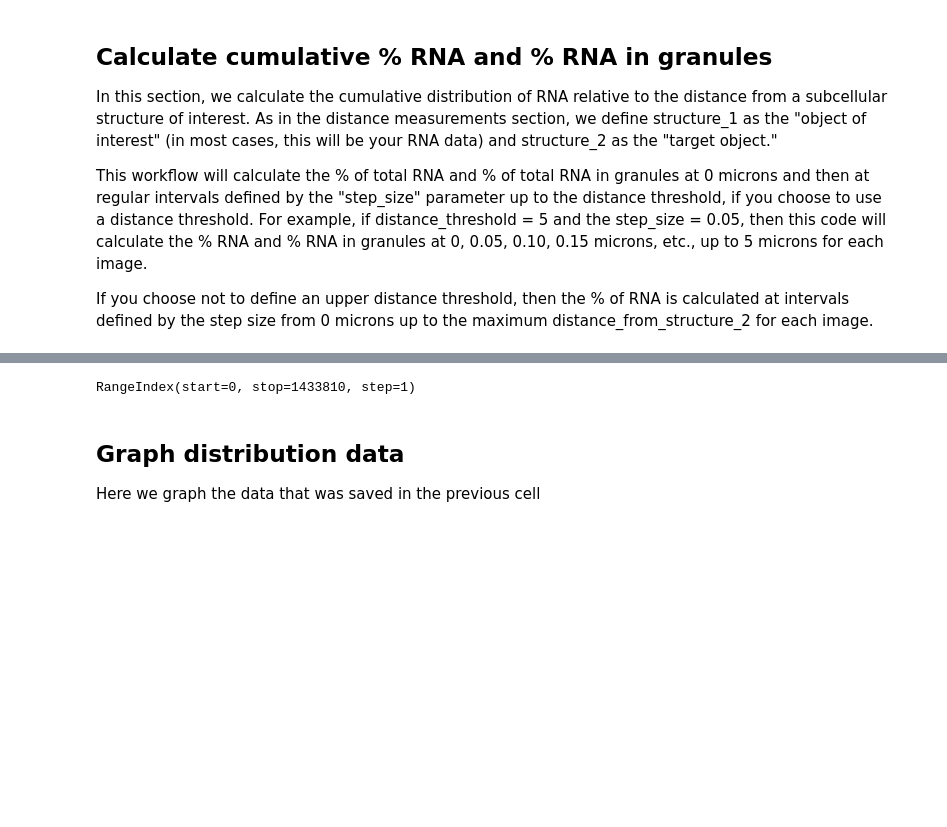
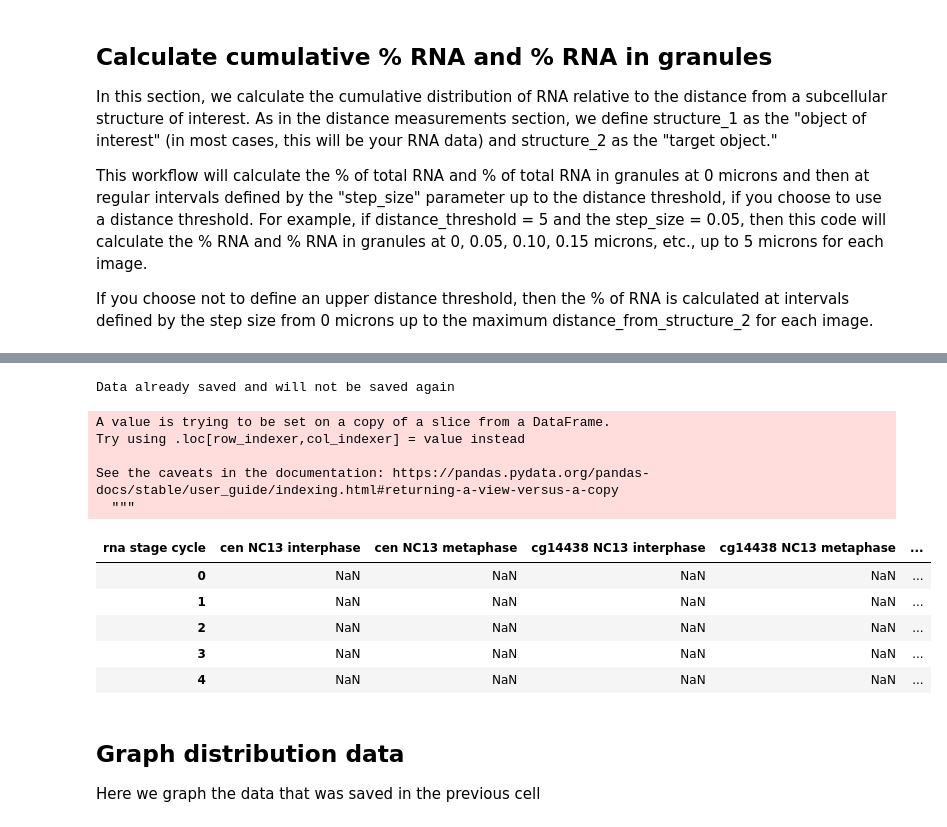
Before and after one commit to pearlryder/rna-at-centrosomes, a Jupyter notebook: pipeline/resubmission-embryo-pipeline.ipynb, the cells around one changed output, grey strips where cells are left out. Cells and saved outputs as stored; diff of their text form; code cells hidden in the pictures; blank space fills up the shorter version.

```diff
--- a/pipeline/resubmission-embryo-pipeline.ipynb
+++ b/pipeline/resubmission-embryo-pipeline.ipynb
@@ -157,0 +506,30 @@ conn.close()
+# %%
+# save for plotting w/ seaborn
+granule_data_filename = 'distance-normalized_intensity.csv'
+
+save_csv(granule_data_filename, csv_output_dir, granule_df)
+# %% [output]
+Data already saved and will not be saved again
+# %%
+# reorganize data for plotting w/ prism
+
+NC13_df = granule_df.loc[granule_df['stage'] == 'NC13']
+
+NC13_df['rna stage cycle'] = NC13_df['rna'] + ' ' + NC13_df['stage'] + ' ' + NC13_df ['cycle']
+NC13_df.drop(columns = ['rna', 'stage', 'cycle'], inplace=True)
+
+NC13_pivoted = NC13_df.pivot(columns='rna stage cycle', values='distance')
+
+NC13_pivoted.head()
+# %% [output]
+A value is trying to be set on a copy of a slice from a DataFrame.
+Try using .loc[row_indexer,col_indexer] = value instead
+
+See the caveats in the documentation: https://pandas.pydata.org/pandas-docs/stable/user_guide/indexing.html#returning-a-view-versus-a-copy
+  """
+| rna stage cycle | cen NC13 interphase | cen NC13 metaphase | cg14438 NC13 interphase | cg14438 NC13 metaphase | ... |
+| 0 | NaN | NaN | NaN | NaN | ... |
+| 1 | NaN | NaN | NaN | NaN | ... |
+| 2 | NaN | NaN | NaN | NaN | ... |
+| 3 | NaN | NaN | NaN | NaN | ... |
+| 4 | NaN | NaN | NaN | NaN | ... |
@@ -179,6 +551,0 @@ conn.close()
-# %%
-distance_df = pd.DataFrame(distance_data, columns=['name', 'rna', 'stage', 'cycle','sum_rna', 'distance'])
-
-distance_df.index
-# %% [output]
-RangeIndex(start=0, stop=1433810, step=1)
```
Also changed, not shown: parts of 54 cells of this notebook, 1 other file.
